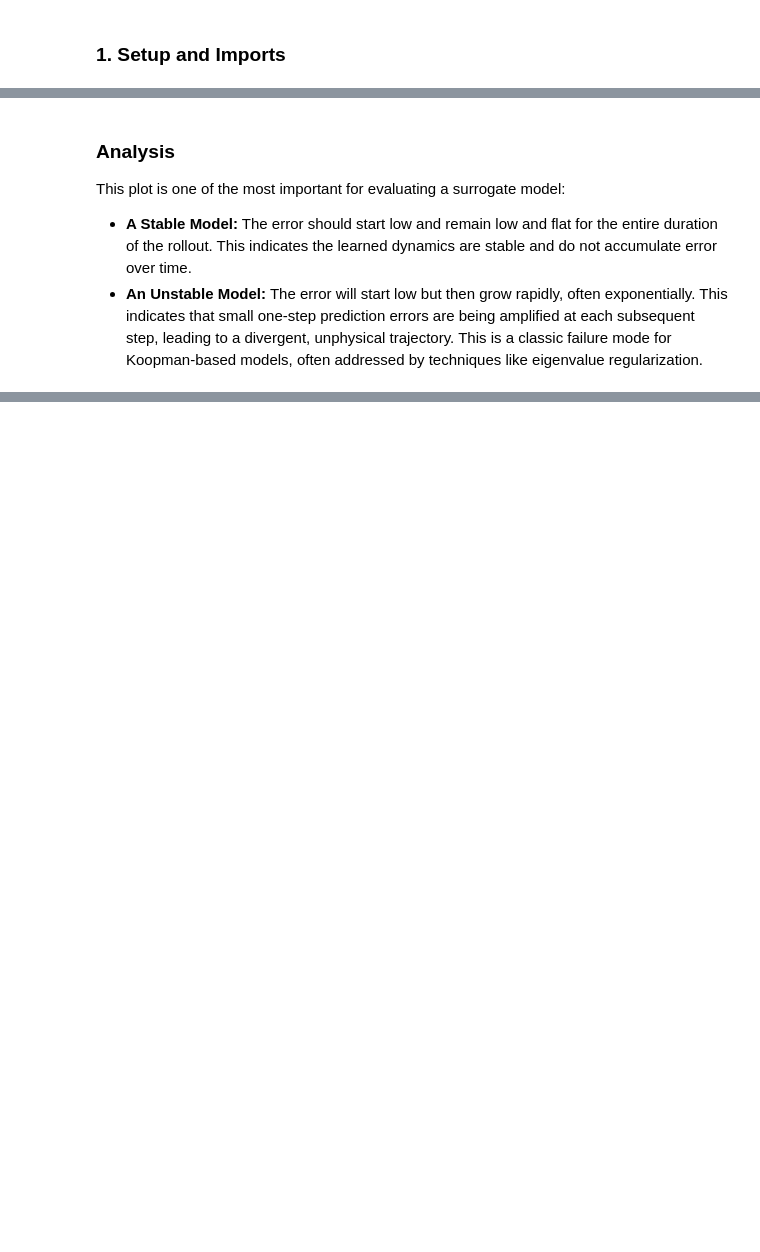
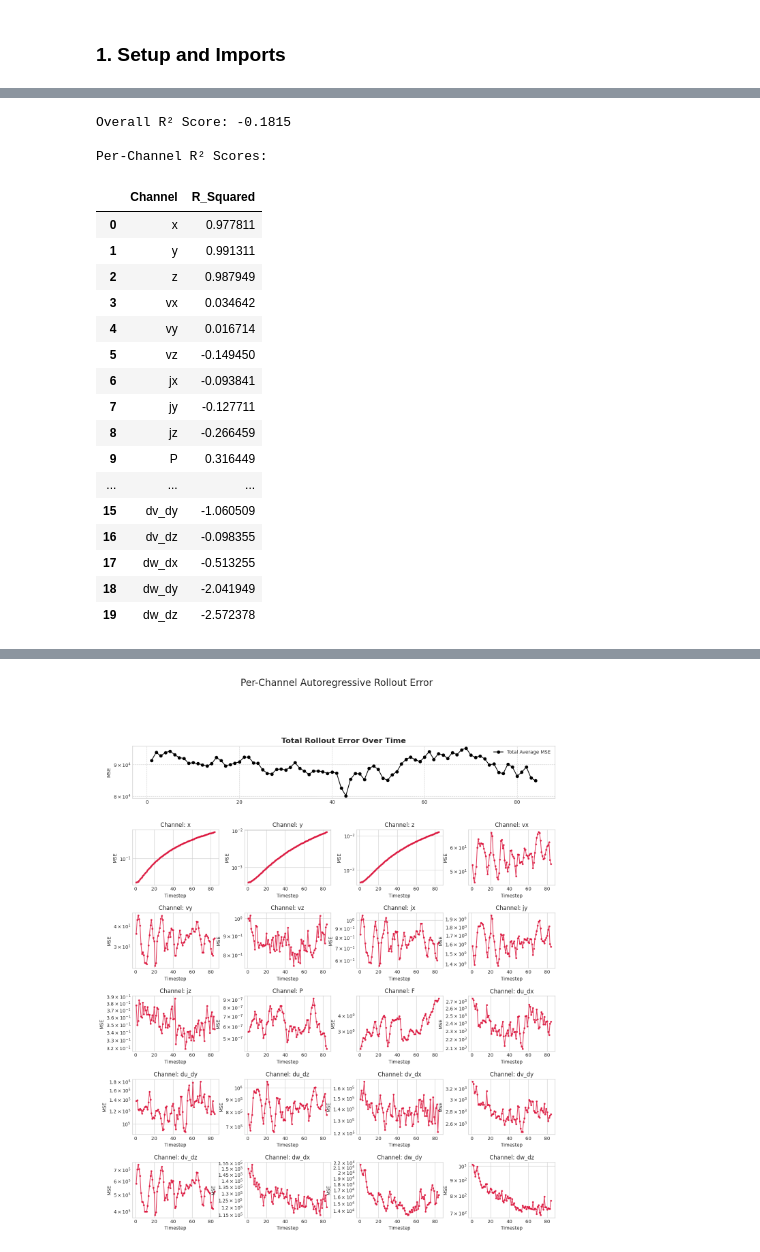
Before and after one commit to Jarato/mhd_surrogate_modelling, a Jupyter notebook: notebooks/analyze_rollout_error.ipynb, the cells around one changed output, grey strips where cells are left out. Cells and saved outputs as stored; diff of their text form; code cells hidden in the pictures; blank space fills up the shorter version.

```diff
--- a/notebooks/analyze_rollout_error.ipynb
+++ b/notebooks/analyze_rollout_error.ipynb
@@ -30,7 +18,46 @@ else:
-# %% [markdown]
-### Analysis
-
-This plot is one of the most important for evaluating a surrogate model:
-
-- **A Stable Model:** The error should start low and remain low and flat for the entire duration of the rollout. This indicates the learned dynamics are stable and do not accumulate error over time.
-- **An Unstable Model:** The error will start low but then grow rapidly, often exponentially. This indicates that small one-step prediction errors are being amplified at each subsequent step, leading to a divergent, unphysical trajectory. This is a classic failure mode for Koopman-based models, often addressed by techniques like eigenvalue regularization.
+# %%
+# Example path - update this to your specific run's output.
+error_file_path = Path("/raid/skowronek/eval/param_sweep_04_07_25/lr_1e-4_ld_1024_wr_1.0_wp_1.0_wl_10.0_we_0.1/rollout_error_train_val.npz")
+
+if error_file_path.exists():
+    # --- Load all metrics from the file ---
+    with np.load(error_file_path, allow_pickle=True) as data:
+        channel_names = data['channel_names']
+        r_squared_total = data['r_squared_total']
+        r_squared_per_channel = data['r_squared_per_channel']
+
+    # --- Display Summary Table ---
+    print(f"Overall R² Score: {r_squared_total:.4f}\n")
+
+    df = pd.DataFrame({
+        'Channel': channel_names,
+        'R_Squared': r_squared_per_channel
+    })
+    print("Per-Channel R² Scores:")
+    display(df)
+
+    # --- Generate the Plot ---
+    plot_rollout_error(error_file_path)
+else:
+    print(f"ERROR: Error file not found at {error_file_path}")
+# %% [output]
+Overall R² Score: -0.1815
+
+Per-Channel R² Scores:
+|  | Channel | R_Squared |
+| 0 | x | 0.977811 |
+| 1 | y | 0.991311 |
+| 2 | z | 0.987949 |
+| 3 | vx | 0.034642 |
+| 4 | vy | 0.016714 |
+| 5 | vz | -0.149450 |
+| 6 | jx | -0.093841 |
+| 7 | jy | -0.127711 |
+| 8 | jz | -0.266459 |
+| 9 | P | 0.316449 |
+| ... | ... | ... |
+| 15 | dv_dy | -1.060509 |
+| 16 | dv_dz | -0.098355 |
+| 17 | dw_dx | -0.513255 |
+| 18 | dw_dy | -2.041949 |
+| 19 | dw_dz | -2.572378 |
@@ -36,0 +65 @@ This plot is one of the most important for evaluating a surrogate model:
+[figure, added]
```
Also changed, not shown: parts of 5 cells of this notebook, 1 other file.
